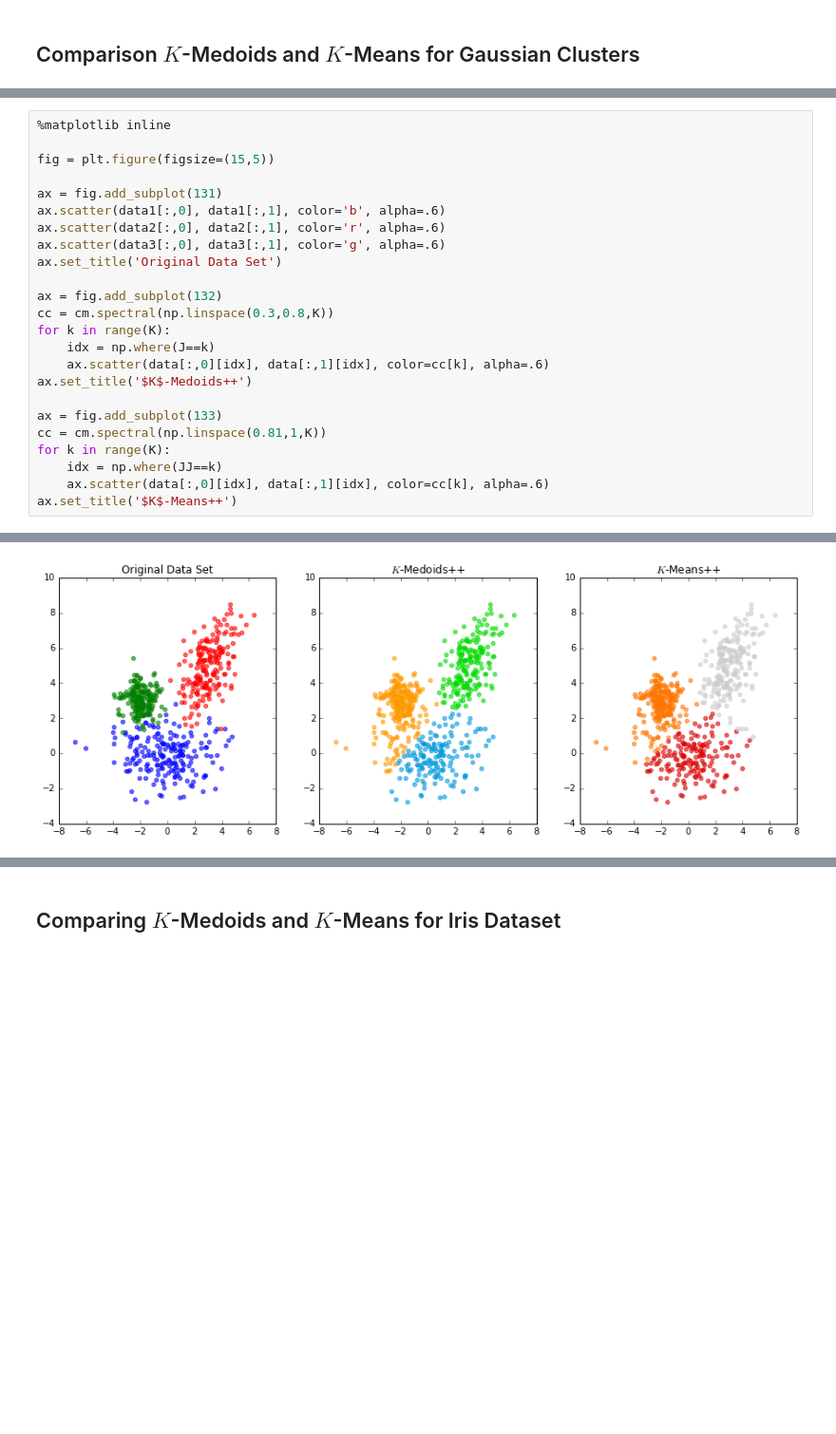
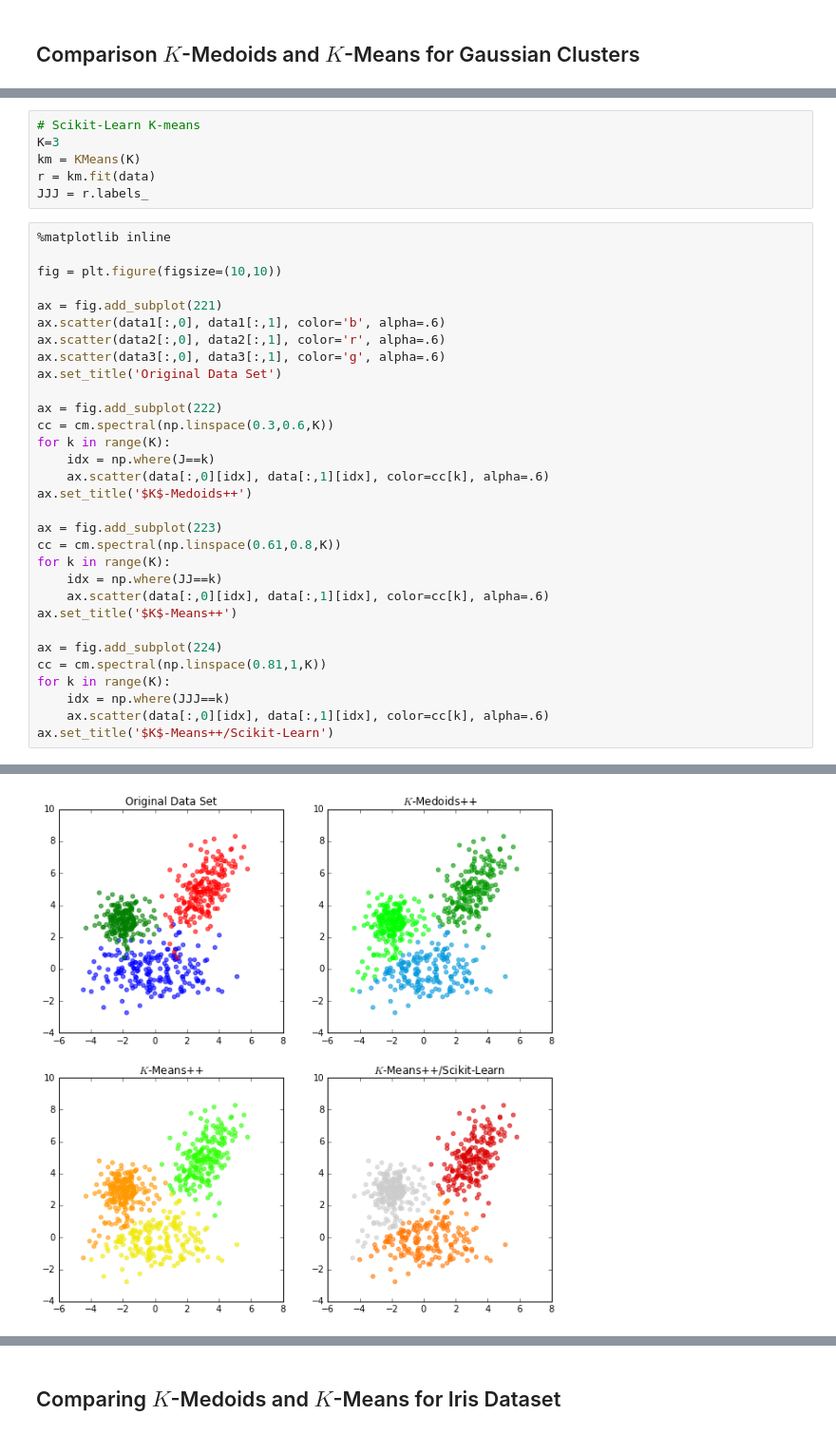
Before and after one commit to neurodata/non-parametric-clustering, a Jupyter notebook: k-medoids.ipynb, the cells around one changed output, grey strips where cells are left out. Shown: that part at 95% size. Cells and saved outputs as stored; diff of their text form; blank space fills up the shorter version.

```diff
--- a/k-medoids.ipynb
+++ b/k-medoids.ipynb
@@ -76,32 +84,45 @@ J, M = kmedoids.kmedoids(K, D)
 K=3
 JJ, MM = kmeans.kmeans(K, data)
+# %%
+# Scikit-Learn K-means
+K=3
+km = KMeans(K)
+r = km.fit(data)
+JJJ = r.labels_
 # %%
 %matplotlib inline
 
-fig = plt.figure(figsize=(15,5))
+fig = plt.figure(figsize=(10,10))
 
-ax = fig.add_subplot(131)
+ax = fig.add_subplot(221)
 ax.scatter(data1[:,0], data1[:,1], color='b', alpha=.6)
 ax.scatter(data2[:,0], data2[:,1], color='r', alpha=.6)
 ax.scatter(data3[:,0], data3[:,1], color='g', alpha=.6)
 ax.set_title('Original Data Set')
 
-ax = fig.add_subplot(132)
-cc = cm.spectral(np.linspace(0.3,0.8,K))
+ax = fig.add_subplot(222)
+cc = cm.spectral(np.linspace(0.3,0.6,K))
 for k in range(K):
     idx = np.where(J==k)
     ax.scatter(data[:,0][idx], data[:,1][idx], color=cc[k], alpha=.6)
 ax.set_title('$K$-Medoids++')
 
-ax = fig.add_subplot(133)
-cc = cm.spectral(np.linspace(0.81,1,K))
+ax = fig.add_subplot(223)
+cc = cm.spectral(np.linspace(0.61,0.8,K))
 for k in range(K):
     idx = np.where(JJ==k)
     ax.scatter(data[:,0][idx], data[:,1][idx], color=cc[k], alpha=.6)
 ax.set_title('$K$-Means++')
+
+ax = fig.add_subplot(224)
+cc = cm.spectral(np.linspace(0.81,1,K))
+for k in range(K):
+    idx = np.where(JJJ==k)
+    ax.scatter(data[:,0][idx], data[:,1][idx], color=cc[k], alpha=.6)
+ax.set_title('$K$-Means++/Scikit-Learn')
 # %% [output]
 <matplotlib.text.Text at 0x...>
-[figure, old version]
+[figure, new version]
 # %%
 # mutual information (unnormalized)
 print metrics.mutual_info_score(labels, J)
```
Also changed, not shown: parts of 40 cells of this notebook, 5 other files.
